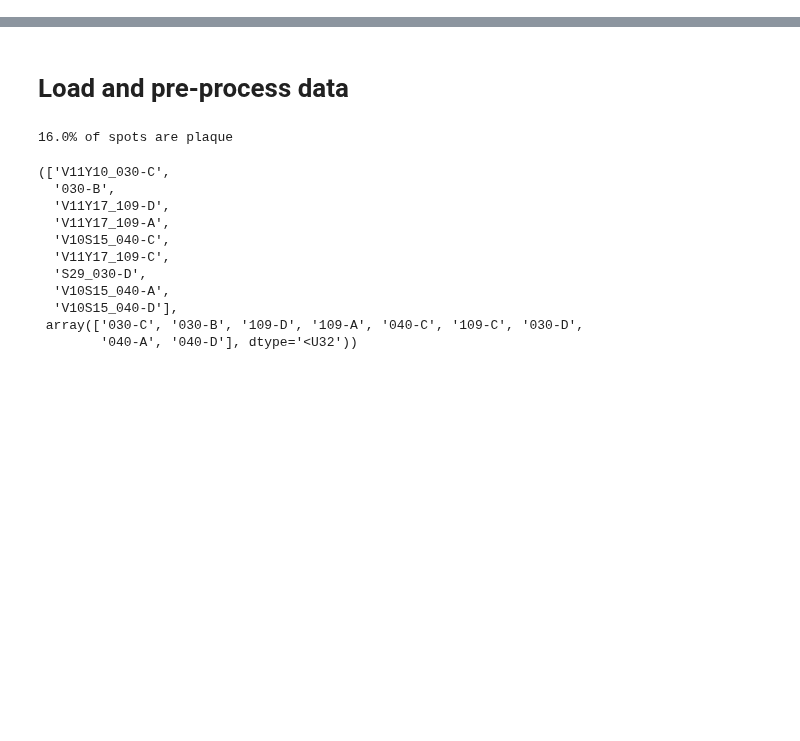
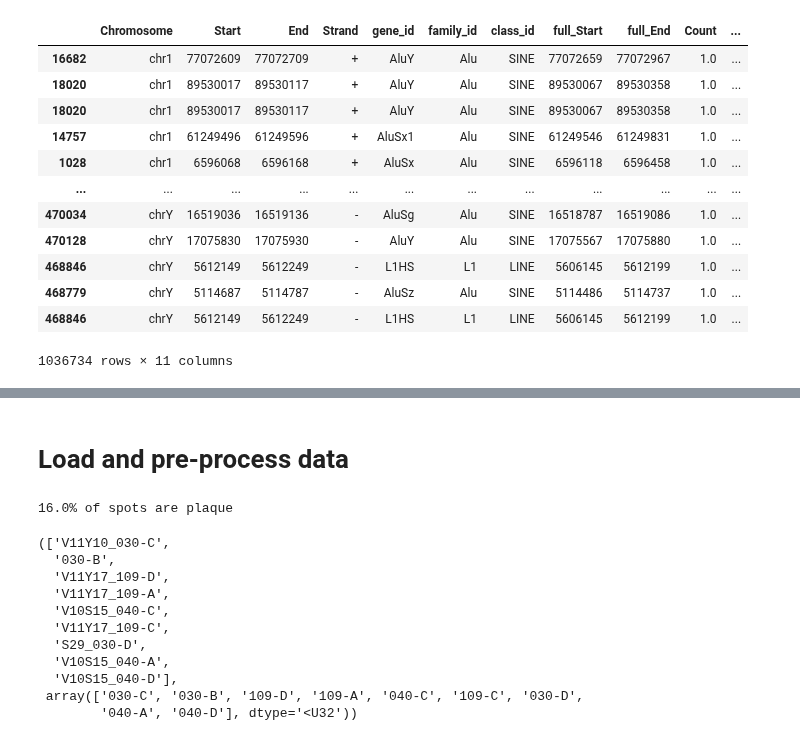
Before and after one commit to dmnburrows/spatial_transcriptomics, a Jupyter notebook: workspace.ipynb, the cells around one changed output, grey strips where cells are left out. Drawn from its saved outputs; the diff is of its cells as text; code cells hidden in the pictures; blank space fills up the shorter version.

```diff
--- a/workspace.ipynb
+++ b/workspace.ipynb
@@ -32,0 +63,7 @@ sys.version
+# %%
+out_path = '/cndd/dburrows/DATA/te/rna/PE.counts/ATEM/Sample_5570_GABA/'
+bam_pl=out_path + "/plus.5pfilt.bam"
+bam_mi=out_path + "/minus.5pfilt.bam"
+meta_pl=out_path +"/plus.5pfilt.metadata.txt"
+meta_mi=out_path +"/minus.5pfilt.metadata.txt"
+n_reads=out_path +"/total_reads.txt"
@@ -32,0 +93,25 @@ sys.version
+# %%
+
+pd.options.mode.chained_assignment = None  # default='warn'
+count_df = pd.DataFrame() #empty count matrix
+bam_ll = [[],[]] #empty list of lists to store curr_bam indices
+
+# Filter out reads that do not overlap with 5' portion of insertion
+for x,par in enumerate(par_list):
+    curr_bed = par[0]
+    curr_bam = par[1]
+    curr_name = pd.read_csv(par[2], sep='\t', header=None)
+    assert len(curr_bam) == len(curr_name), 'Bam and metadata files not the same length'
+    curr_bam['UMI']=curr_name[0].values #Add UMI column to bam file
+
+    #Loop through each chromosome
+    chr_unq = np.unique(curr_bam['Chromosome'].values)
+    for i,chr in enumerate(chr_unq):
+        print('Aligning to chromosome ' + chr + ' for ' + par[3] + ' strand')
+
+        #Slice bed/bam files by chromosome
+        chr_bam = curr_bam[curr_bam['Chromosome'] == chr]
+        chr_bed = curr_bed[curr_bed['Chromosome'] == chr]
+        count_df, bam_ll[x] = te.five_prime_align(chr_bam, chr_bed, count_df, bam_ll[x])
+
+#Add in CPMs as a column
@@ -32,0 +137,19 @@ sys.version
+# %%
+total_reads = pd.read_csv(n_reads, sep=" ", header=None)[0].values[0]
+count_df['CPM'] = count_df['Count'].values / total_reads * 1000000
+# %%
+count_df
+# %% [output]
+|  | Chromosome | Start | End | Strand | gene_id | family_id | class_id | full_Start | full_End | Count | ... |
+| 16682 | chr1 | 77072609 | 77072709 | + | AluY | Alu | SINE | 77072659 | 77072967 | 1.0 | ... |
+| 18020 | chr1 | 89530017 | 89530117 | + | AluY | Alu | SINE | 89530067 | 89530358 | 1.0 | ... |
+| 18020 | chr1 | 89530017 | 89530117 | + | AluY | Alu | SINE | 89530067 | 89530358 | 1.0 | ... |
+| 14757 | chr1 | 61249496 | 61249596 | + | AluSx1 | Alu | SINE | 61249546 | 61249831 | 1.0 | ... |
+| 1028 | chr1 | 6596068 | 6596168 | + | AluSx | Alu | SINE | 6596118 | 6596458 | 1.0 | ... |
+| ... | ... | ... | ... | ... | ... | ... | ... | ... | ... | ... | ... |
+| 470034 | chrY | 16519036 | 16519136 | - | AluSg | Alu | SINE | 16518787 | 16519086 | 1.0 | ... |
+| 470128 | chrY | 17075830 | 17075930 | - | AluY | Alu | SINE | 17075567 | 17075880 | 1.0 | ... |
+| 468846 | chrY | 5612149 | 5612249 | - | L1HS | L1 | LINE | 5606145 | 5612199 | 1.0 | ... |
+| 468779 | chrY | 5114687 | 5114787 | - | AluSz | Alu | SINE | 5114486 | 5114737 | 1.0 | ... |
+| 468846 | chrY | 5612149 | 5612249 | - | L1HS | L1 | LINE | 5606145 | 5612199 | 1.0 | ... |
+1036734 rows × 11 columns
```
Also changed, not shown: parts of 12 cells of this notebook, 1 other file.
